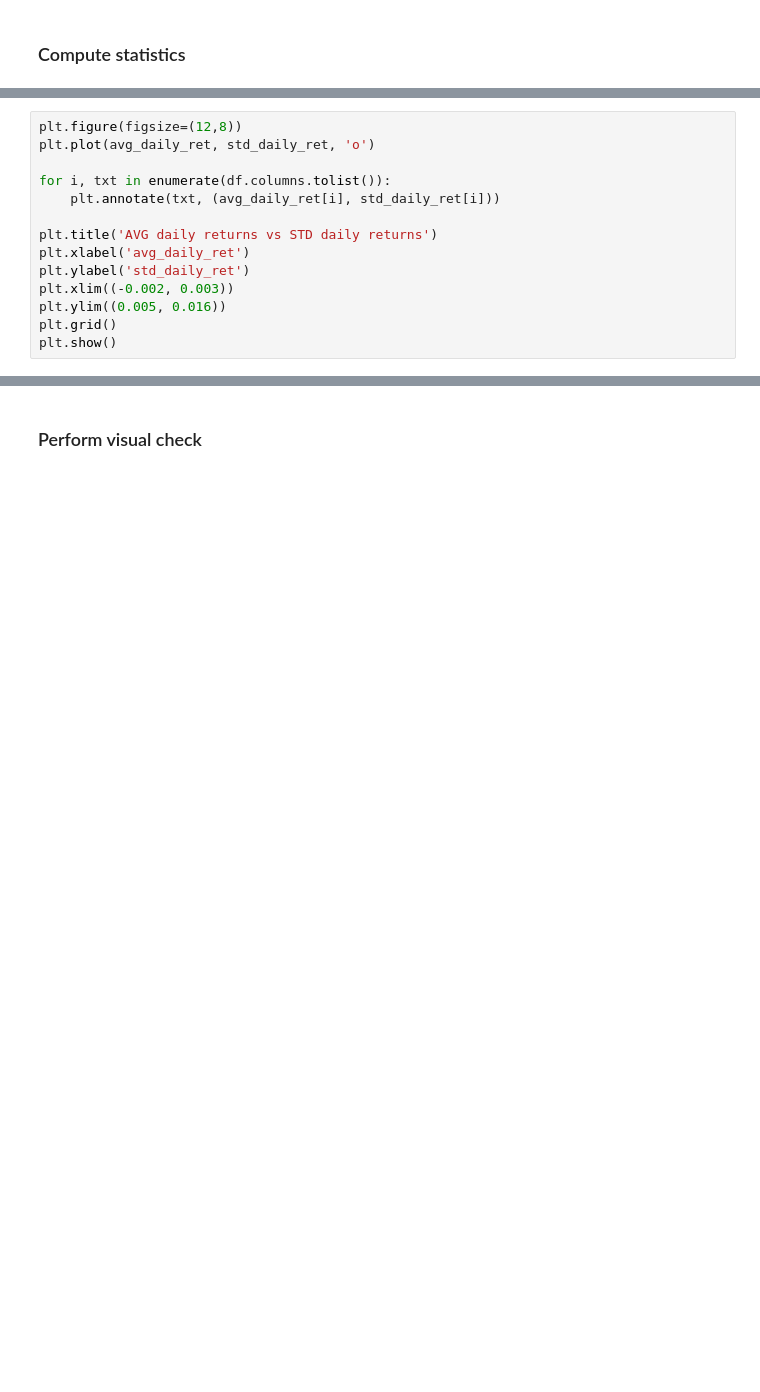
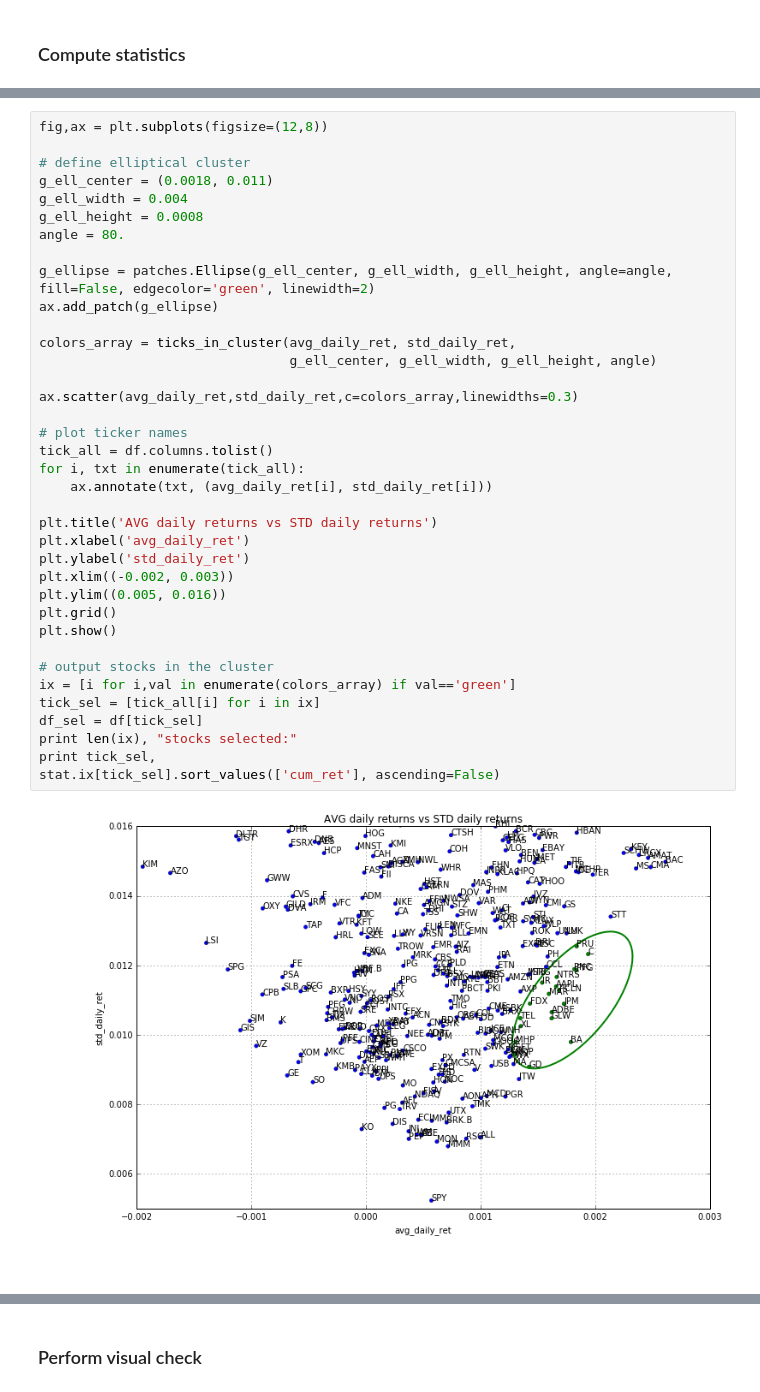
Before and after one commit to Carmine977/analyze-stock-data, a Jupyter notebook: market-analysis.ipynb, the cells around one changed output, grey strips where cells are left out. Cells and saved outputs as stored; diff of their text form; blank space fills up the shorter version.

```diff
--- a/market-analysis.ipynb
+++ b/market-analysis.ipynb
@@ -72,14 +92,39 @@ stat = pd.concat([cum_ret, avg_daily_ret, std_daily_ret, sharpe_ratio],
 # %%
-plt.figure(figsize=(12,8))
-plt.plot(avg_daily_ret, std_daily_ret, 'o')
+fig,ax = plt.subplots(figsize=(12,8))
 
-for i, txt in enumerate(df.columns.tolist()):
-    plt.annotate(txt, (avg_daily_ret[i], std_daily_ret[i]))
+# define elliptical cluster
+g_ell_center = (0.0018, 0.011)
+g_ell_width = 0.004
+g_ell_height = 0.0008
+angle = 80.
+
+g_ellipse = patches.Ellipse(g_ell_center, g_ell_width, g_ell_height, angle=angle, fill=False, edgecolor='green', linewidth=2)
+ax.add_patch(g_ellipse)
+
+colors_array = ticks_in_cluster(avg_daily_ret, std_daily_ret,
+                                g_ell_center, g_ell_width, g_ell_height, angle)
+
+ax.scatter(avg_daily_ret,std_daily_ret,c=colors_array,linewidths=0.3)
+
+# plot ticker names
+tick_all = df.columns.tolist()
+for i, txt in enumerate(tick_all):
+    ax.annotate(txt, (avg_daily_ret[i], std_daily_ret[i]))
 
 plt.title('AVG daily returns vs STD daily returns')
 plt.xlabel('avg_daily_ret')
 plt.ylabel('std_daily_ret')
 plt.xlim((-0.002, 0.003))
 plt.ylim((0.005, 0.016))
 plt.grid()
 plt.show()
+
+# output stocks in the cluster
+ix = [i for i,val in enumerate(colors_array) if val=='green']
+tick_sel = [tick_all[i] for i in ix]
+df_sel = df[tick_sel]
+print len(ix), "stocks selected:"
+print tick_sel,
+stat.ix[tick_sel].sort_values(['cum_ret'], ascending=False)
+# %% [output]
+[figure, added]
```
Also changed, not shown: parts of 14 cells of this notebook, 24 other files.
